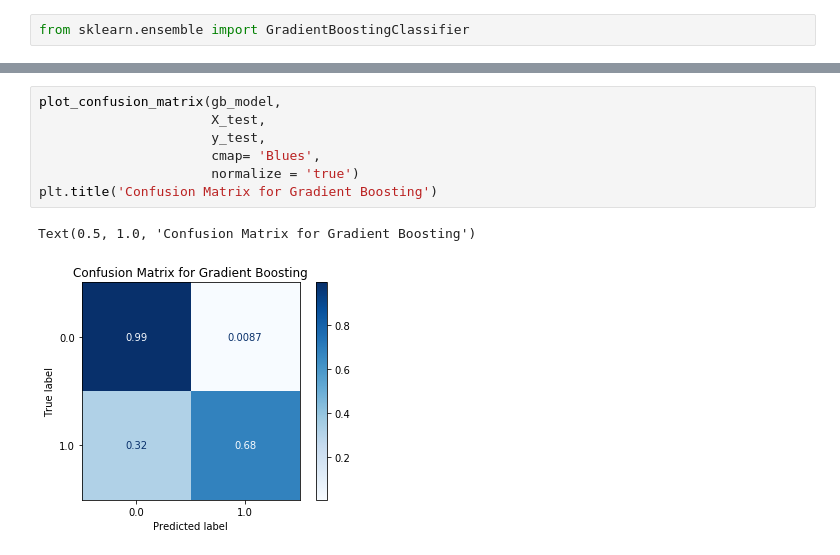
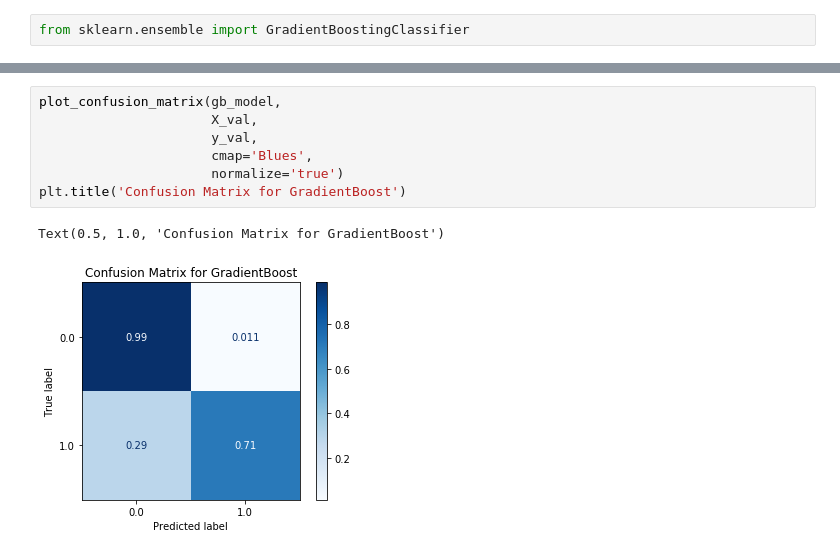
Before and after one commit to kangand/1000ml, a Jupyter notebook: unit5_project/Model Testing Basic Boosting.ipynb, the cells around one changed output, grey strips where cells are left out. Saved outputs shown, nothing was run; the diff lists cells and outputs as text.

```diff
--- a/unit5_project/Model Testing Basic Boosting.ipynb
+++ b/unit5_project/Model Testing Basic Boosting.ipynb
@@ -76,10 +75,10 @@ sns.barplot(y=X.columns, x=gb_model.feature_importances_)
 # %%
 plot_confusion_matrix(gb_model,
-                      X_test,
-                      y_test,
-                      cmap= 'Blues',
-                      normalize = 'true')
-plt.title('Confusion Matrix for Gradient Boosting')
+                      X_val,
+                      y_val,
+                      cmap='Blues',
+                      normalize='true')
+plt.title('Confusion Matrix for GradientBoost')
 # %% [output]
-Text(0.5, 1.0, 'Confusion Matrix for Gradient Boosting')
+Text(0.5, 1.0, 'Confusion Matrix for GradientBoost')
-[figure, old version]
+[figure, new version]
```
Also changed, not shown: parts of 7 cells of this notebook, 2 other files.
